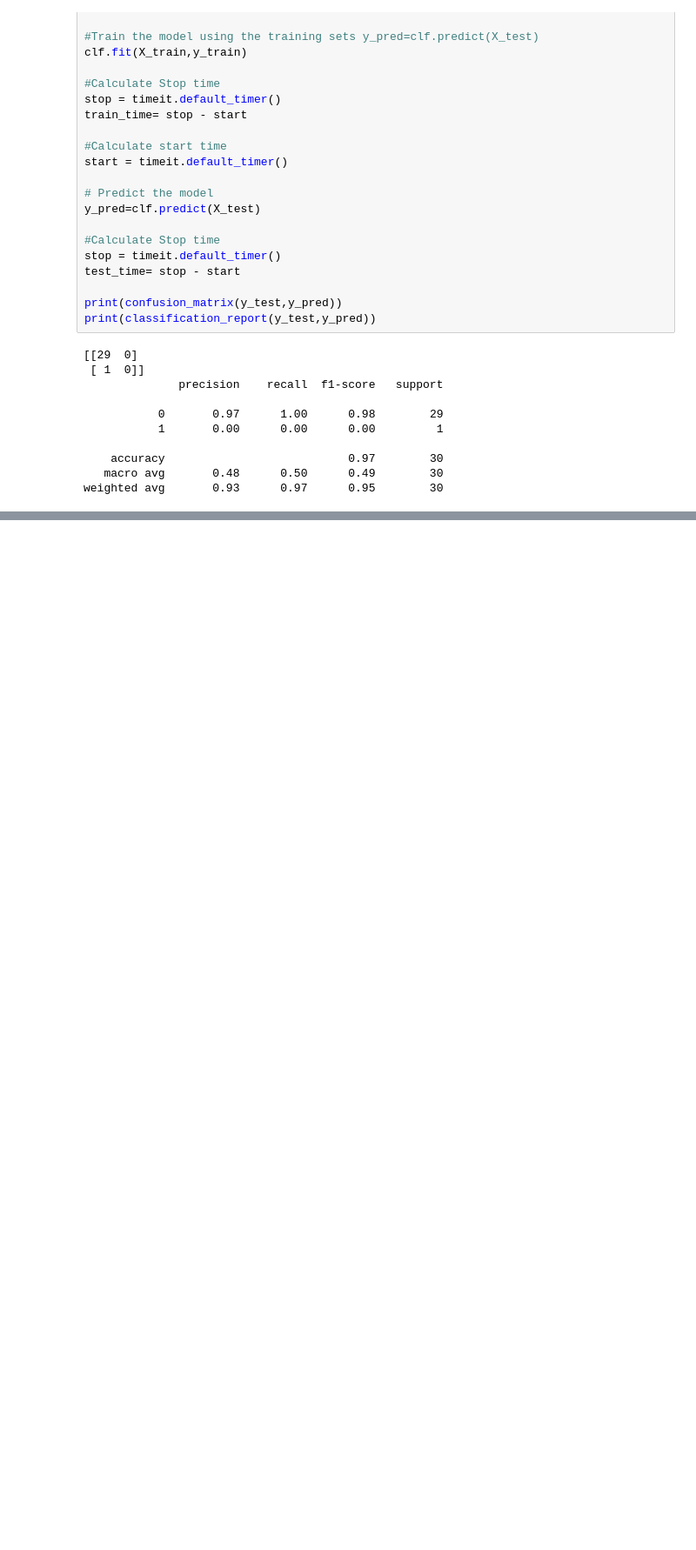
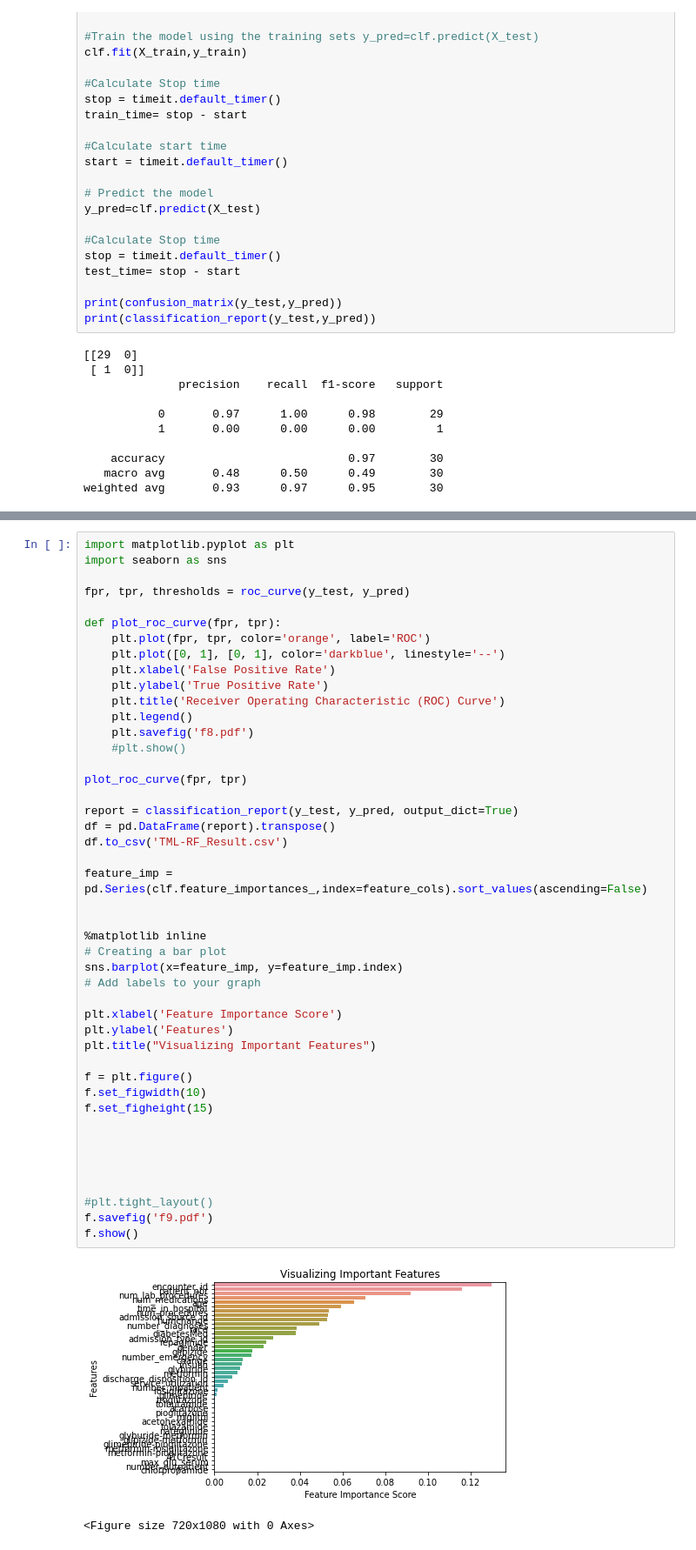
Before and after one commit to rahmanziaur/DTClassifierTest, a Jupyter notebook: TestPreProcess100.ipynb, the cells around one changed output, grey strips where cells are left out. Shown at 87% size. Drawn from its saved outputs; the diff is of its cells as text; blank space fills up the shorter version.

```diff
--- a/TestPreProcess100.ipynb
+++ b/TestPreProcess100.ipynb
@@ -192,0 +208,48 @@ weighted avg       0.93      0.97      0.95        30
+# %%
+import matplotlib.pyplot as plt
+import seaborn as sns
+
+fpr, tpr, thresholds = roc_curve(y_test, y_pred)
+
+def plot_roc_curve(fpr, tpr):
+    plt.plot(fpr, tpr, color='orange', label='ROC')
+    plt.plot([0, 1], [0, 1], color='darkblue', linestyle='--')
+    plt.xlabel('False Positive Rate')
+    plt.ylabel('True Positive Rate')
+    plt.title('Receiver Operating Characteristic (ROC) Curve')
+    plt.legend()
+    plt.savefig('f8.pdf')
+    #plt.show()
+
+plot_roc_curve(fpr, tpr)
+
+report = classification_report(y_test, y_pred, output_dict=True)
+df = pd.DataFrame(report).transpose()
+df.to_csv('TML-RF_Result.csv')
+
+feature_imp = pd.Series(clf.feature_importances_,index=feature_cols).sort_values(ascending=False)
+
+
+%matplotlib inline
+# Creating a bar plot
+sns.barplot(x=feature_imp, y=feature_imp.index)
+# Add labels to your graph
+
+plt.xlabel('Feature Importance Score')
+plt.ylabel('Features')
+plt.title("Visualizing Important Features")
+
+f = plt.figure()
+f.set_figwidth(10)
+f.set_figheight(15)
+
+
+
+
+
+#plt.tight_layout()
+f.savefig('f9.pdf')
+f.show()
+# %% [output]
+[figure, added]
+<Figure size 720x1080 with 0 Axes>
```
Also changed, not shown: parts of 2 cells of this notebook.
